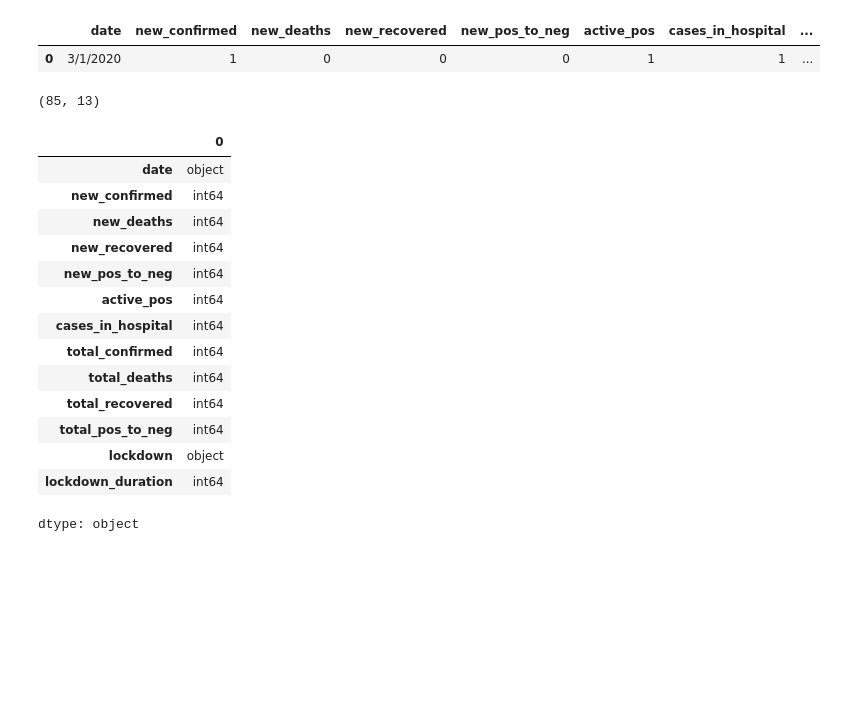
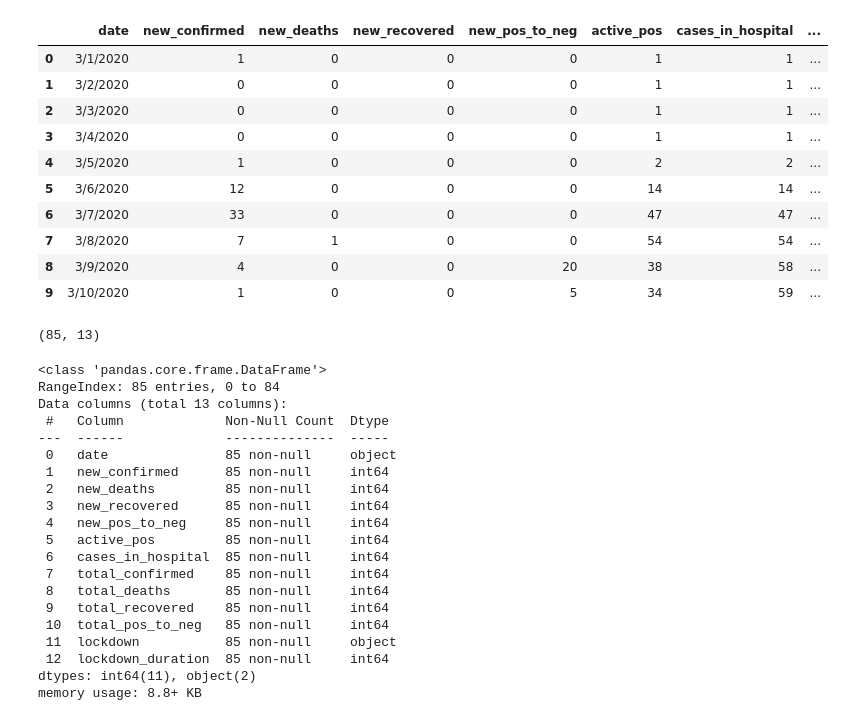
Before and after one commit to ammarnabilhussein/Egy-COVID-19-Analysis, a Jupyter notebook: EGY_COVID_19_Analysis.ipynb, the cells around one changed output. Saved outputs shown, nothing was run; the diff lists cells and outputs as text; code cells hidden in the pictures; blank space fills up the shorter version.

```diff
--- a/EGY_COVID_19_Analysis.ipynb
+++ b/EGY_COVID_19_Analysis.ipynb
@@ -14,30 +13,43 @@ Saving Egy-COVID-19.csv to Egy-COVID-19 (2).csv
 # %%
 df = pd.read_csv("Egy-COVID-19.csv")
-df.head(1)
+df.head(10)
 # %% [output]
 |  | date | new_confirmed | new_deaths | new_recovered | new_pos_to_neg | active_pos | cases_in_hospital | ... |
 | 0 | 3/1/2020 | 1 | 0 | 0 | 0 | 1 | 1 | ... |
+| 1 | 3/2/2020 | 0 | 0 | 0 | 0 | 1 | 1 | ... |
+| 2 | 3/3/2020 | 0 | 0 | 0 | 0 | 1 | 1 | ... |
+| 3 | 3/4/2020 | 0 | 0 | 0 | 0 | 1 | 1 | ... |
+| 4 | 3/5/2020 | 1 | 0 | 0 | 0 | 2 | 2 | ... |
+| 5 | 3/6/2020 | 12 | 0 | 0 | 0 | 14 | 14 | ... |
+| 6 | 3/7/2020 | 33 | 0 | 0 | 0 | 47 | 47 | ... |
+| 7 | 3/8/2020 | 7 | 1 | 0 | 0 | 54 | 54 | ... |
+| 8 | 3/9/2020 | 4 | 0 | 0 | 20 | 38 | 58 | ... |
+| 9 | 3/10/2020 | 1 | 0 | 0 | 5 | 34 | 59 | ... |
 # %%
 #check data size
 df.shape
 # %% [output]
 (85, 13)
-# %%
-#check data types
-df.dtypes
-# %% [output]
-|  | 0 |
-| date | object |
-| new_confirmed | int64 |
-| new_deaths | int64 |
-| new_recovered | int64 |
-| new_pos_to_neg | int64 |
-| active_pos | int64 |
-| cases_in_hospital | int64 |
-| total_confirmed | int64 |
-| total_deaths | int64 |
-| total_recovered | int64 |
-| total_pos_to_neg | int64 |
-| lockdown | object |
-| lockdown_duration | int64 |
-dtype: object
+# %%
+df.info()
+# %% [output]
+<class 'pandas.core.frame.DataFrame'>
+RangeIndex: 85 entries, 0 to 84
+Data columns (total 13 columns):
+ #   Column             Non-Null Count  Dtype
+---  ------             --------------  -----
+ 0   date               85 non-null     object
+ 1   new_confirmed      85 non-null     int64
+ 2   new_deaths         85 non-null     int64
+ 3   new_recovered      85 non-null     int64
+ 4   new_pos_to_neg     85 non-null     int64
+ 5   active_pos         85 non-null     int64
+ 6   cases_in_hospital  85 non-null     int64
+ 7   total_confirmed    85 non-null     int64
+ 8   total_deaths       85 non-null     int64
+ 9   total_recovered    85 non-null     int64
+ 10  total_pos_to_neg   85 non-null     int64
+ 11  lockdown           85 non-null     object
+ 12  lockdown_duration  85 non-null     int64
+dtypes: int64(11), object(2)
+memory usage: 8.8+ KB
```
Also changed, not shown: parts of 55 cells of this notebook, 2 other files.
